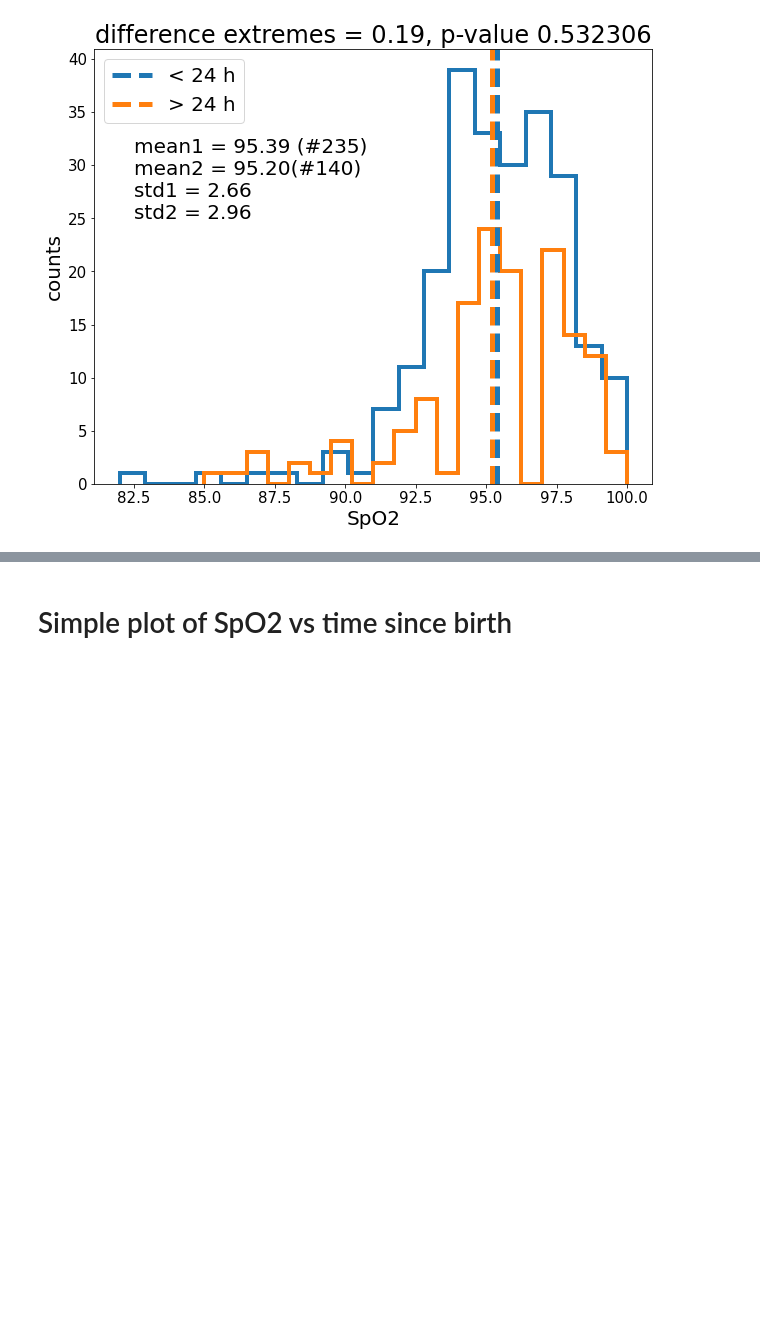
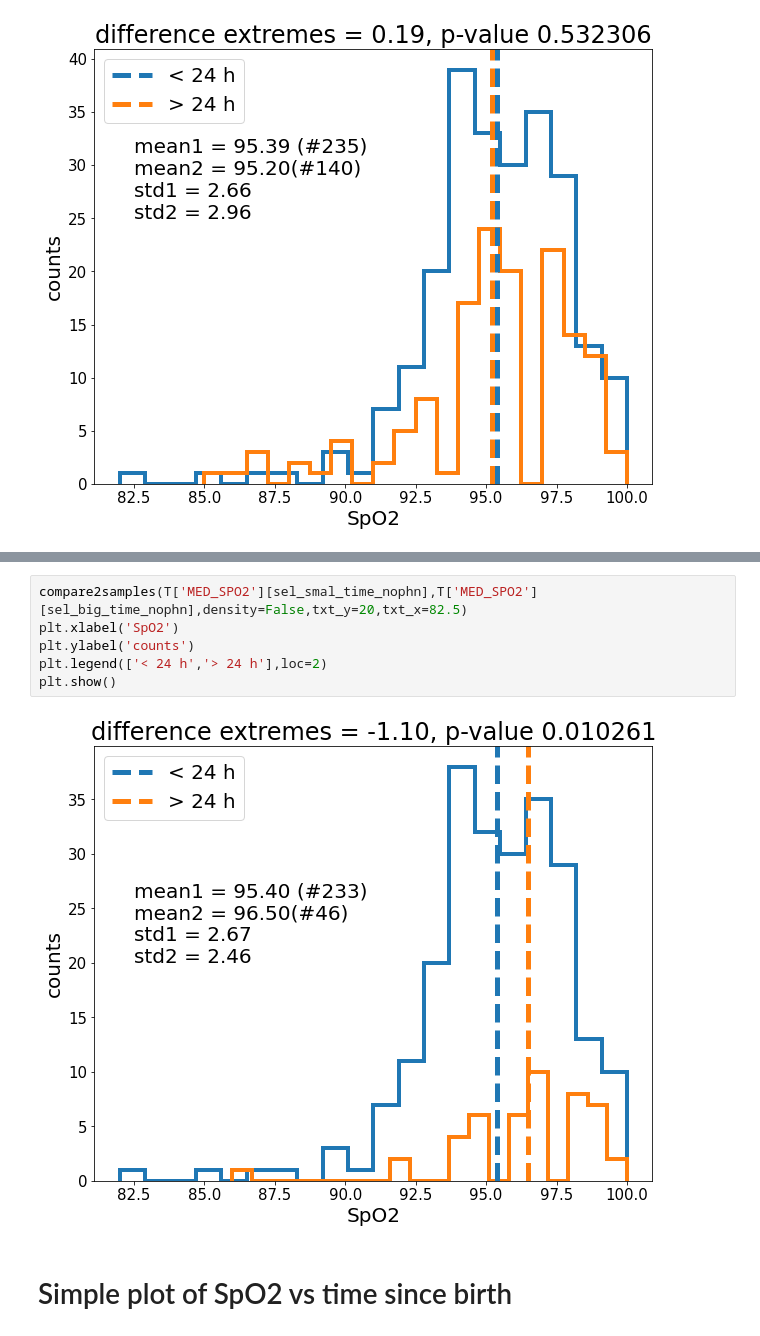
Before and after one commit to shisteve/NHS, a Jupyter notebook: 007_easy_selection.ipynb, the cells around one changed output, grey strips where cells are left out. Drawn from its saved outputs; the diff is of its cells as text; blank space fills up the shorter version.

```diff
--- a/007_easy_selection.ipynb
+++ b/007_easy_selection.ipynb
@@ -477,3 +500,11 @@ plt.show()
+# %%
+compare2samples(T['MED_SPO2'][sel_smal_time_nophn],T['MED_SPO2'][sel_big_time_nophn],density=False,txt_y=20,txt_x=82.5)
+plt.xlabel('SpO2')
+plt.ylabel('counts')
+plt.legend(['< 24 h','> 24 h'],loc=2)
+plt.show()
+# %% [output]
+[figure, added]
 # %% [markdown]
 # Simple plot of SpO2 vs time since birth
 # %%
```
Also changed, not shown: parts of 9 cells of this notebook.
